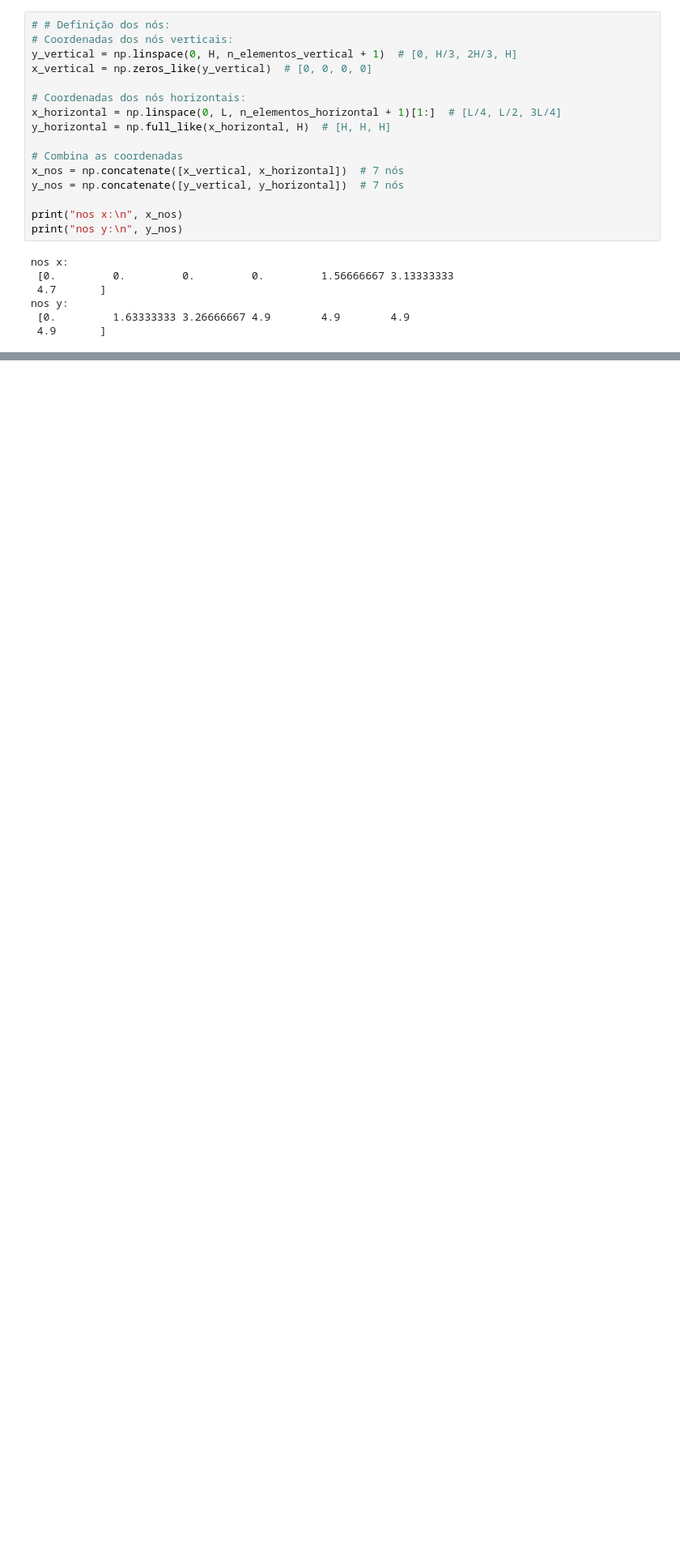
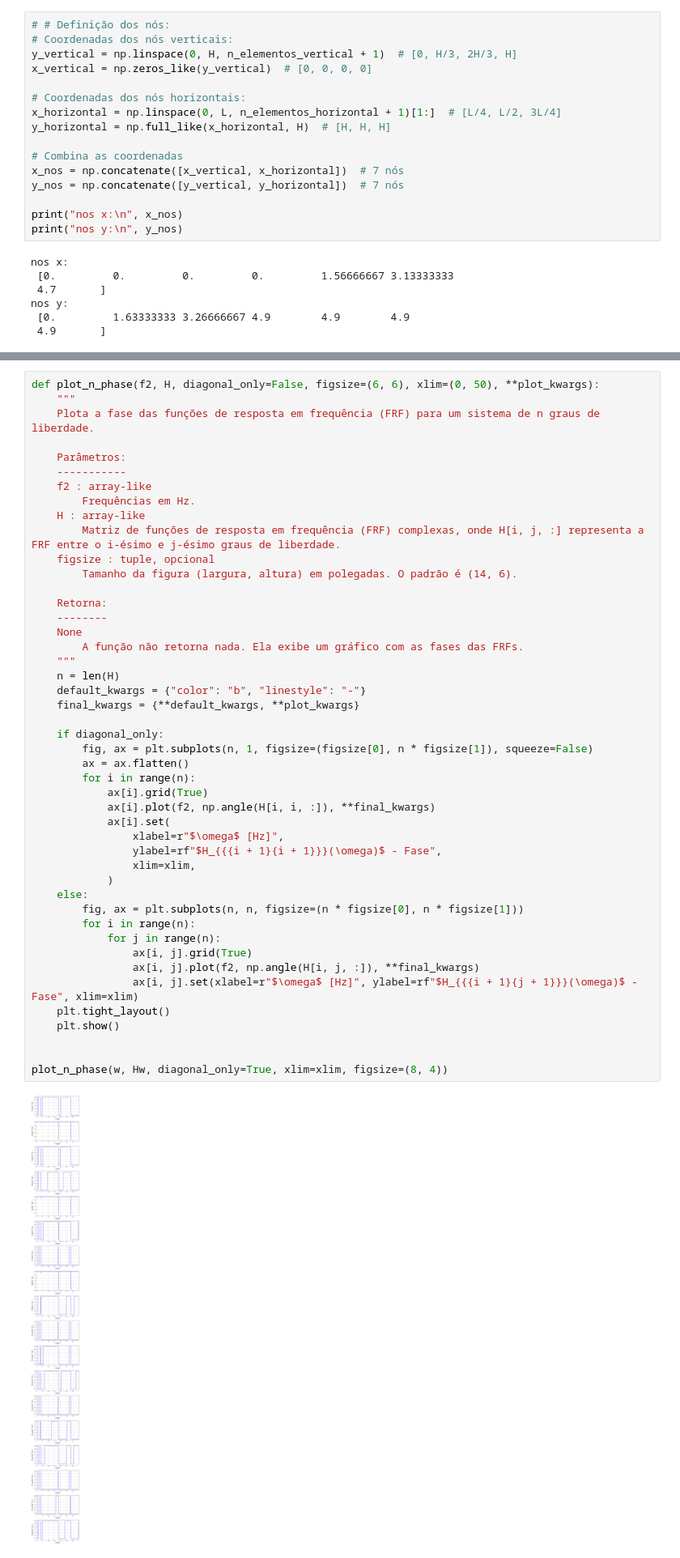
Before and after one commit to TonhoSF1/Vibracoes2, a Jupyter notebook: Trabalho.ipynb, the cells around one changed output, grey strips where cells are left out. Shown at 81% size. Drawn from its saved outputs; the diff is of its cells as text; blank space fills up the shorter version.

```diff
--- a/Trabalho.ipynb
+++ b/Trabalho.ipynb
@@ -355,0 +514,48 @@ plt.show()
+# %%
+def plot_n_phase(f2, H, diagonal_only=False, figsize=(6, 6), xlim=(0, 50), **plot_kwargs):
+    """
+    Plota a fase das funções de resposta em frequência (FRF) para um sistema de n graus de liberdade.
+
+    Parâmetros:
+    -----------
+    f2 : array-like
+        Frequências em Hz.
+    H : array-like
+        Matriz de funções de resposta em frequência (FRF) complexas, onde H[i, j, :] representa a FRF entre o i-ésimo e j-ésimo graus de liberdade.
+    figsize : tuple, opcional
+        Tamanho da figura (largura, altura) em polegadas. O padrão é (14, 6).
+
+    Retorna:
+    --------
+    None
+        A função não retorna nada. Ela exibe um gráfico com as fases das FRFs.
+    """
+    n = len(H)
+    default_kwargs = {"color": "b", "linestyle": "-"}
+    final_kwargs = {**default_kwargs, **plot_kwargs}
+
+    if diagonal_only:
+        fig, ax = plt.subplots(n, 1, figsize=(figsize[0], n * figsize[1]), squeeze=False)
+        ax = ax.flatten()
+        for i in range(n):
+            ax[i].grid(True)
+            ax[i].plot(f2, np.angle(H[i, i, :]), **final_kwargs)
+            ax[i].set(
+                xlabel=r"$\omega$ [Hz]",
+                ylabel=rf"$H_{{{i + 1}{i + 1}}}(\omega)$ - Fase",
+                xlim=xlim,
+            )
+    else:
+        fig, ax = plt.subplots(n, n, figsize=(n * figsize[0], n * figsize[1]))
+        for i in range(n):
+            for j in range(n):
+                ax[i, j].grid(True)
+                ax[i, j].plot(f2, np.angle(H[i, j, :]), **final_kwargs)
+                ax[i, j].set(xlabel=r"$\omega$ [Hz]", ylabel=rf"$H_{{{i + 1}{j + 1}}}(\omega)$ - Fase", xlim=xlim)
+    plt.tight_layout()
+    plt.show()
+
+
+plot_n_phase(w, Hw, diagonal_only=True, xlim=xlim, figsize=(8, 4))
+# %% [output]
+[figure, added]
```
Also changed, not shown: parts of 57 cells of this notebook, 1 other file.
